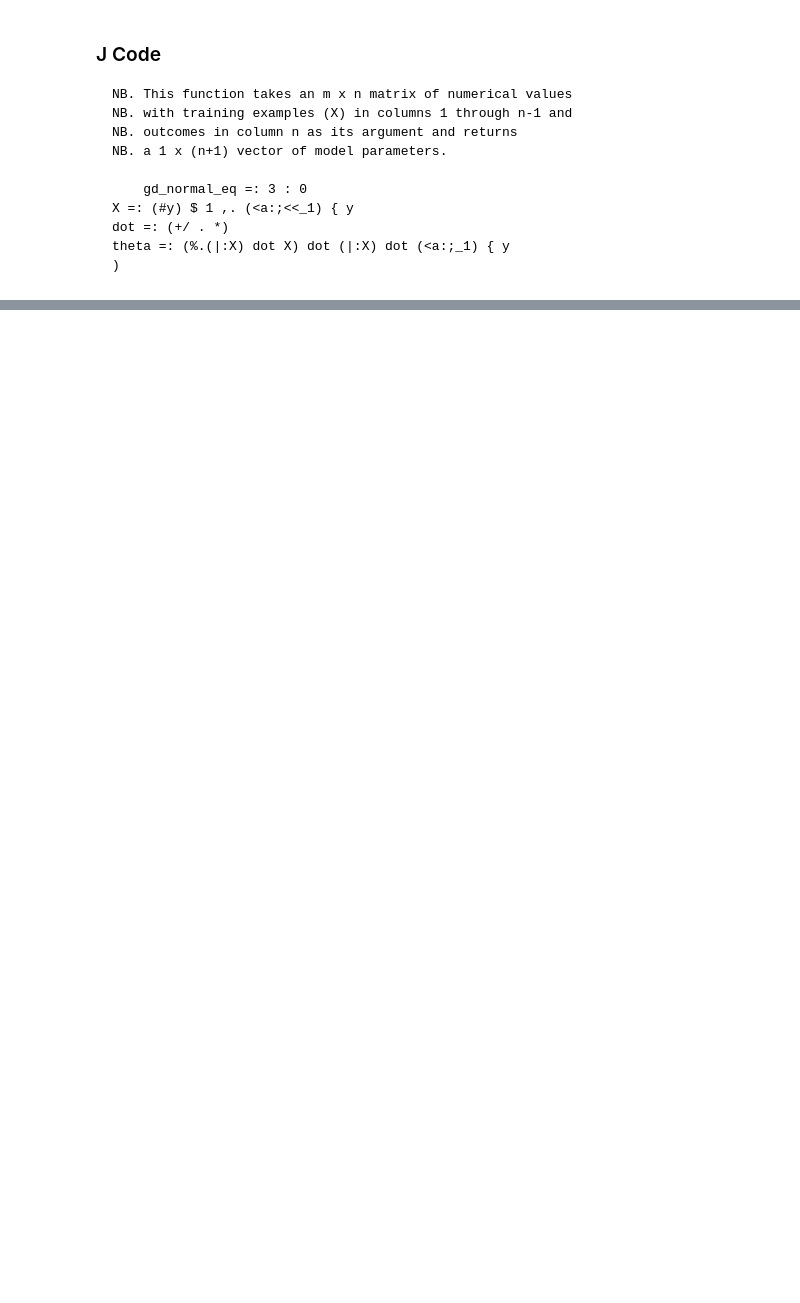
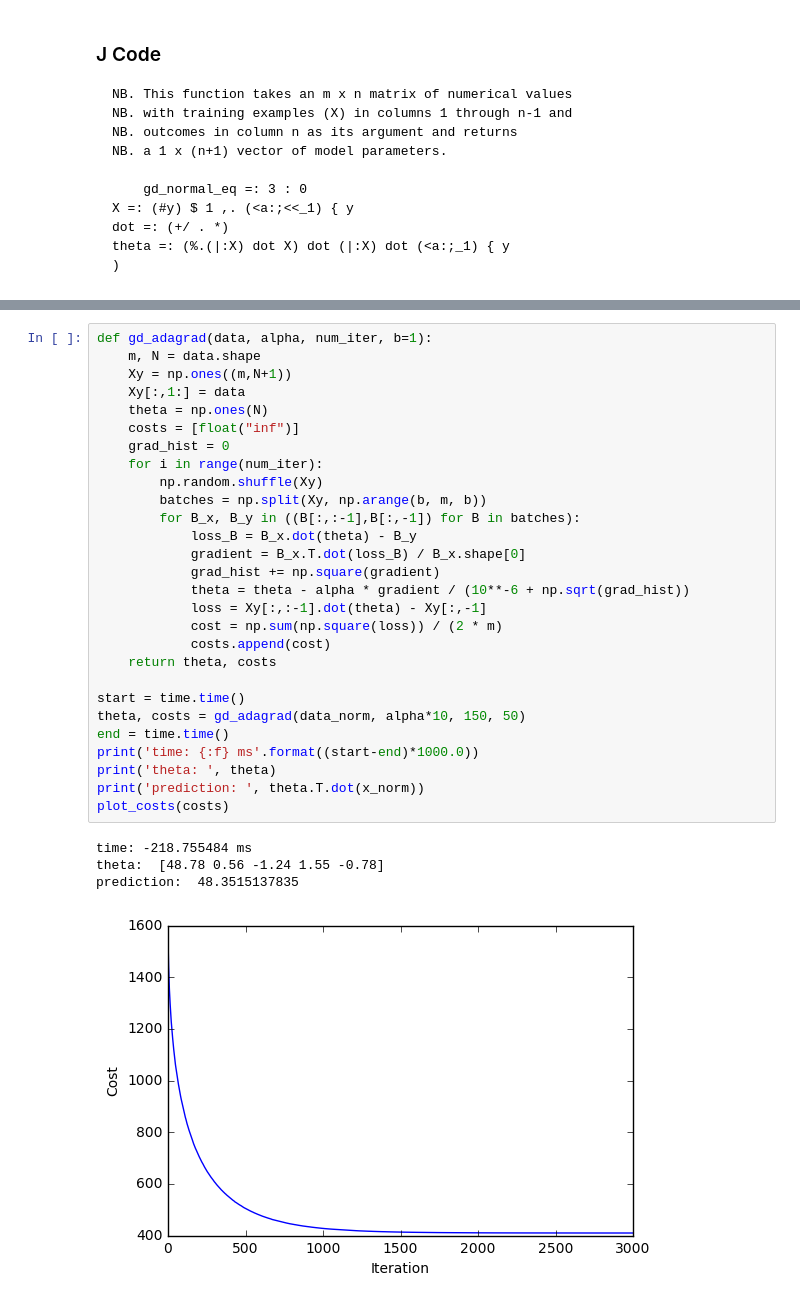
Before and after one commit to CalebEverett/gd_algorithms, a Jupyter notebook: gd_algorithms.ipynb, the cells around one changed output, grey strips where cells are left out. Saved outputs shown, nothing was run; the diff lists cells and outputs as text; blank space fills up the shorter version.

Commit message:
added adagrad

```diff
--- a/gd_algorithms.ipynb
+++ b/gd_algorithms.ipynb
@@ -199,0 +210,33 @@ prediction:  297415.001067
+# %%
+def gd_adagrad(data, alpha, num_iter, b=1):
+    m, N = data.shape
+    Xy = np.ones((m,N+1))
+    Xy[:,1:] = data
+    theta = np.ones(N)
+    costs = [float("inf")]
+    grad_hist = 0
+    for i in range(num_iter):
+        np.random.shuffle(Xy)
+        batches = np.split(Xy, np.arange(b, m, b))
+        for B_x, B_y in ((B[:,:-1],B[:,-1]) for B in batches):
+            loss_B = B_x.dot(theta) - B_y
+            gradient = B_x.T.dot(loss_B) / B_x.shape[0]
+            grad_hist += np.square(gradient)
+            theta = theta - alpha * gradient / (10**-6 + np.sqrt(grad_hist))
+            loss = Xy[:,:-1].dot(theta) - Xy[:,-1]
+            cost = np.sum(np.square(loss)) / (2 * m)
+            costs.append(cost)
+    return theta, costs
+
+start = time.time()
+theta, costs = gd_adagrad(data_norm, alpha*10, 150, 50)
+end = time.time()
+print('time: {:f} ms'.format((start-end)*1000.0))
+print('theta: ', theta)
+print('prediction: ', theta.T.dot(x_norm))
+plot_costs(costs)
+# %% [output]
+time: -218.755484 ms
+theta:  [48.78 0.56 -1.24 1.55 -0.78]
+prediction:  48.3515137835
+[figure, added]
```
Also changed, not shown: parts of 9 cells of this notebook, 6 other files.
